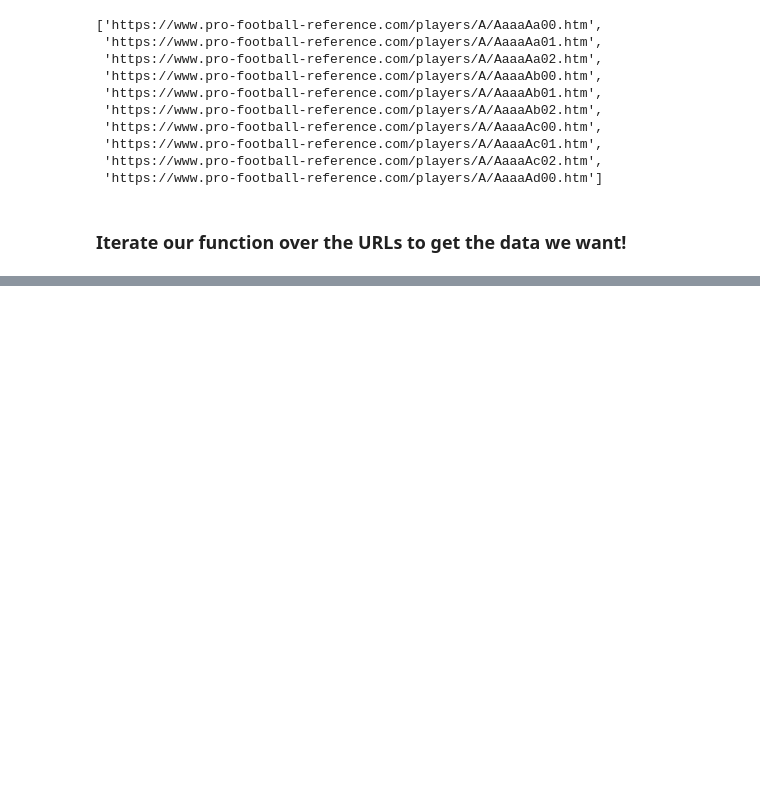
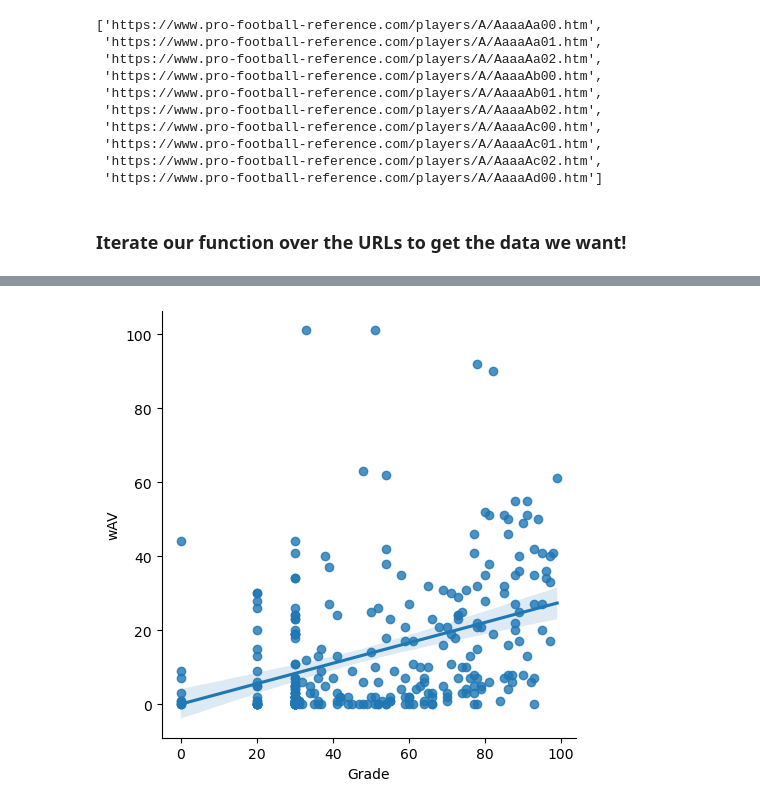
Before and after one commit to ant-vessicchio/learn_data_science_through_sports, a Jupyter notebook: NFL_Success_Predictor/NFL_Draft_Player_Evaluation.ipynb, the cells around one changed output, grey strips where cells are left out. Cells and saved outputs as stored; diff of their text form; code cells hidden in the pictures; blank space fills up the shorter version.

```diff
--- a/NFL_Success_Predictor/NFL_Draft_Player_Evaluation.ipynb
+++ b/NFL_Success_Predictor/NFL_Draft_Player_Evaluation.ipynb
@@ -349 +376,5 @@ scout_rankings
+# %%
+sns.lmplot(x="Grade", y="wAV", data=new_df);
+# %% [output]
+[figure, added]
 # %%
```
Also changed, not shown: parts of 26 cells of this notebook, 3 other files.
